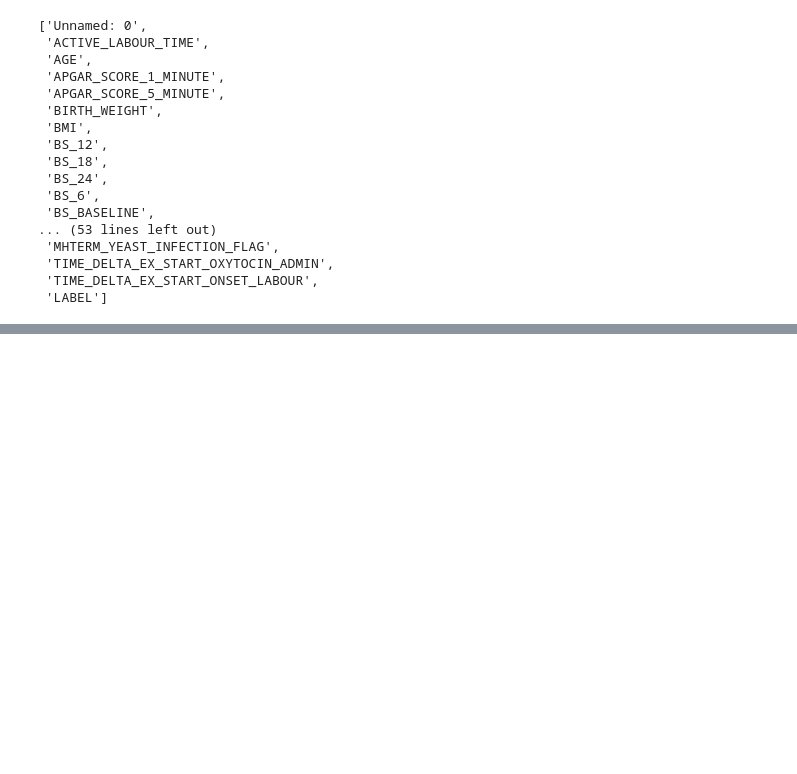
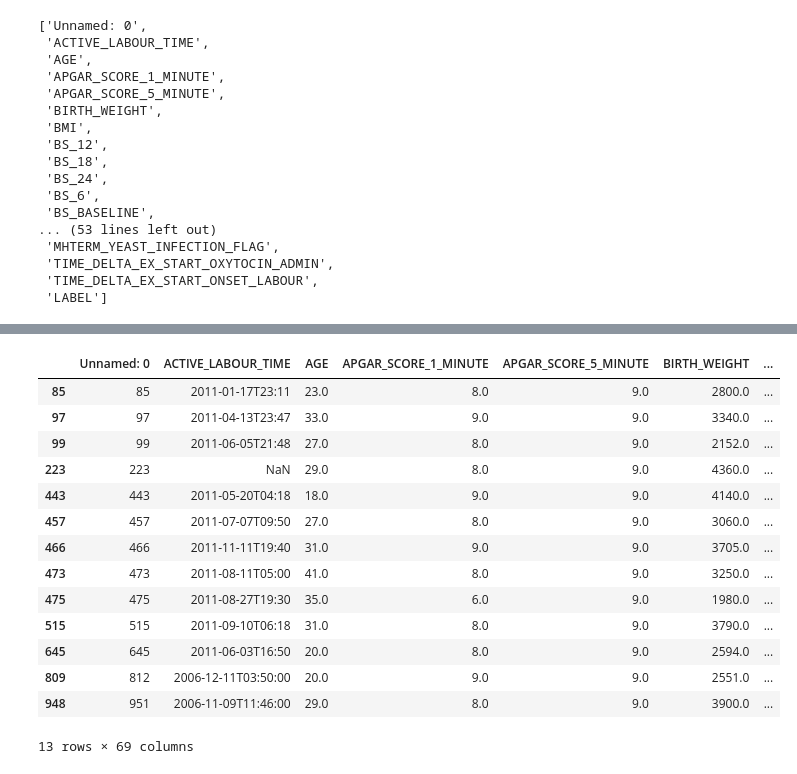
Before and after one commit to jzhao0802/ferring, a Jupyter notebook: 00_raw_data_processing/data_exploration/05_explore_merged_data_general.ipynb, the cells around one changed output, grey strips where cells are left out. Drawn from its saved outputs; the diff is of its cells as text; code cells hidden in the pictures; blank space fills up the shorter version.

```diff
--- a/00_raw_data_processing/data_exploration/05_explore_merged_data_general.ipynb
+++ b/00_raw_data_processing/data_exploration/05_explore_merged_data_general.ipynb
@@ -213,0 +231,18 @@ True
+# %%
+df_final[df_final['MHTERM_DECREASED_FETAL_MOVEMENT_FLAG']==1]
+# %% [output]
+|  | Unnamed: 0 | ACTIVE_LABOUR_TIME | AGE | APGAR_SCORE_1_MINUTE | APGAR_SCORE_5_MINUTE | BIRTH_WEIGHT | ... |
+| 85 | 85 | 2011-01-17T23:11 | 23.0 | 8.0 | 9.0 | 2800.0 | ... |
+| 97 | 97 | 2011-04-13T23:47 | 33.0 | 9.0 | 9.0 | 3340.0 | ... |
+| 99 | 99 | 2011-06-05T21:48 | 27.0 | 8.0 | 9.0 | 2152.0 | ... |
+| 223 | 223 | NaN | 29.0 | 8.0 | 9.0 | 4360.0 | ... |
+| 443 | 443 | 2011-05-20T04:18 | 18.0 | 9.0 | 9.0 | 4140.0 | ... |
+| 457 | 457 | 2011-07-07T09:50 | 27.0 | 8.0 | 9.0 | 3060.0 | ... |
+| 466 | 466 | 2011-11-11T19:40 | 31.0 | 9.0 | 9.0 | 3705.0 | ... |
+| 473 | 473 | 2011-08-11T05:00 | 41.0 | 8.0 | 9.0 | 3250.0 | ... |
+| 475 | 475 | 2011-08-27T19:30 | 35.0 | 6.0 | 9.0 | 1980.0 | ... |
+| 515 | 515 | 2011-09-10T06:18 | 31.0 | 8.0 | 9.0 | 3790.0 | ... |
+| 645 | 645 | 2011-06-03T16:50 | 20.0 | 8.0 | 9.0 | 2594.0 | ... |
+| 809 | 812 | 2006-12-11T03:50:00 | 20.0 | 9.0 | 9.0 | 2551.0 | ... |
+| 948 | 951 | 2006-11-09T11:46:00 | 29.0 | 8.0 | 9.0 | 3900.0 | ... |
+13 rows × 69 columns
```
Also changed, not shown: parts of 3 cells of this notebook, 8 other files.
